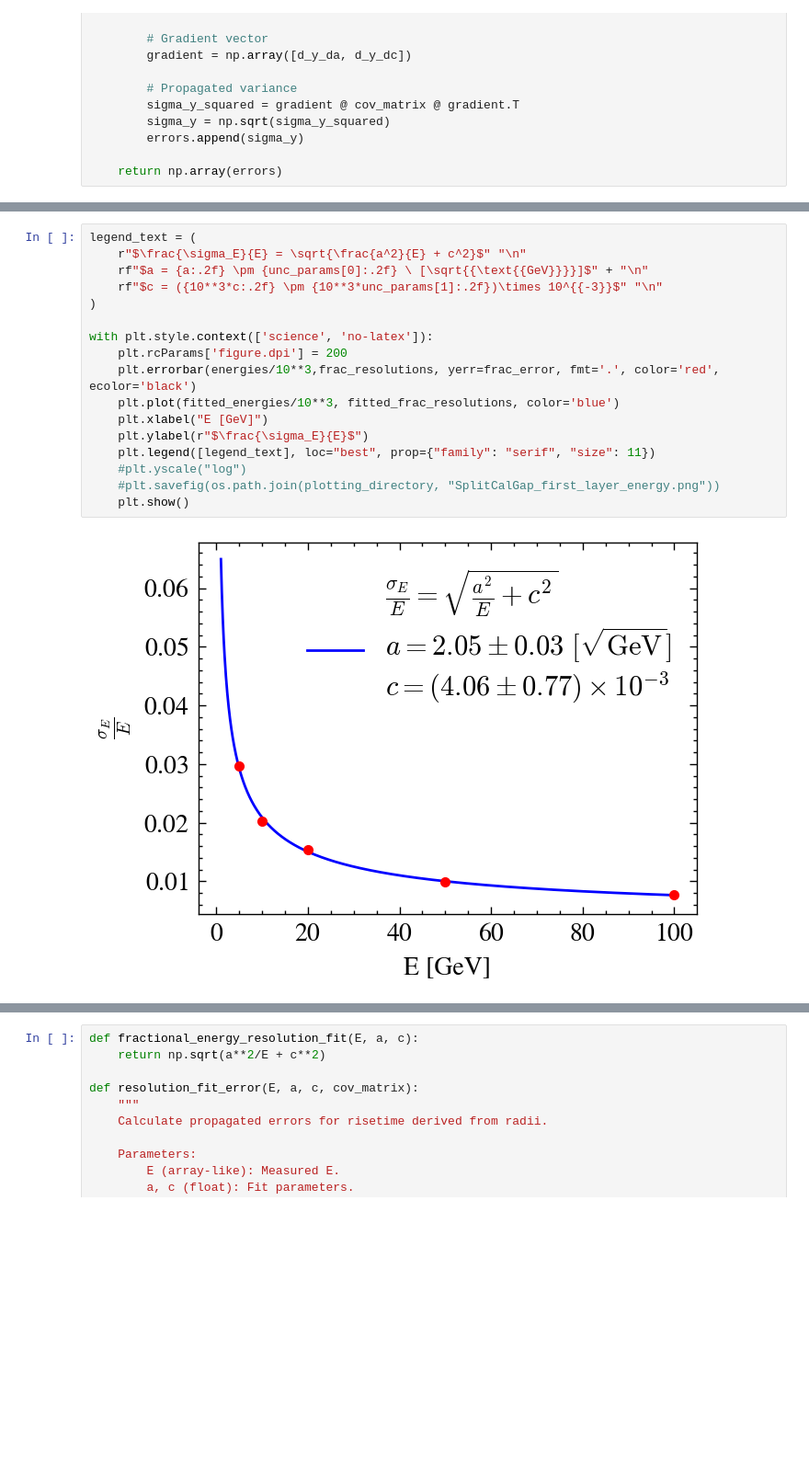
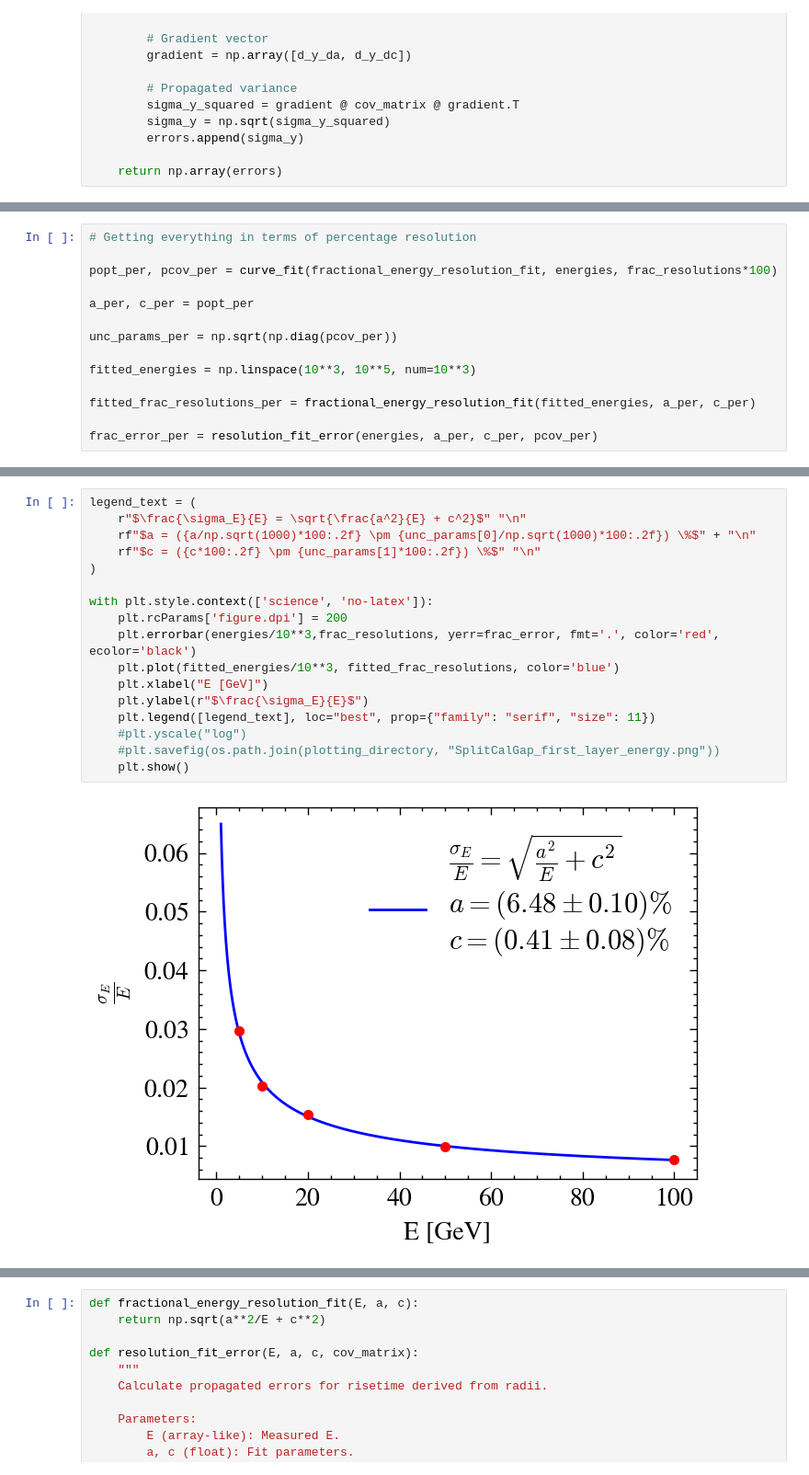
Before and after one commit to ElliottPWright/ECAL_Simulation_Analysis, a Jupyter notebook: Python/GeoModelSplitCal_Extraction.ipynb, the cells around one changed output, grey strips where cells are left out. Shown at 92% size. Cells and saved outputs as stored; diff of their text form; blank space fills up the shorter version.

```diff
--- a/Python/GeoModelSplitCal_Extraction.ipynb
+++ b/Python/GeoModelSplitCal_Extraction.ipynb
@@ -506,0 +509,14 @@ frac_error = resolution_fit_error(energies, a, c, pcov)
+# %%
+# Getting everything in terms of percentage resolution
+
+popt_per, pcov_per = curve_fit(fractional_energy_resolution_fit, energies, frac_resolutions*100)
+
+a_per, c_per = popt_per
+
+unc_params_per = np.sqrt(np.diag(pcov_per))
+
+fitted_energies = np.linspace(10**3, 10**5, num=10**3)
+
+fitted_frac_resolutions_per = fractional_energy_resolution_fit(fitted_energies, a_per, c_per)
+
+frac_error_per = resolution_fit_error(energies, a_per, c_per, pcov_per)
@@ -507,22 +531,22 @@ frac_error = resolution_fit_error(energies, a, c, pcov)
 # %%
 legend_text = (
     r"$\frac{\sigma_E}{E} = \sqrt{\frac{a^2}{E} + c^2}$" "\n"
-    rf"$a = {a:.2f} \pm {unc_params[0]:.2f} \ [\sqrt{{\text{{GeV}}}}]$" + "\n"
-    rf"$c = ({10**3*c:.2f} \pm {10**3*unc_params[1]:.2f})\times 10^{{-3}}$" "\n"
+    rf"$a = ({a/np.sqrt(1000)*100:.2f} \pm {unc_params[0]/np.sqrt(1000)*100:.2f}) \%$" + "\n"
+    rf"$c = ({c*100:.2f} \pm {unc_params[1]*100:.2f}) \%$" "\n"
 )
 
 with plt.style.context(['science', 'no-latex']):
     plt.rcParams['figure.dpi'] = 200
     plt.errorbar(energies/10**3,frac_resolutions, yerr=frac_error, fmt='.', color='red', ecolor='black')
     plt.plot(fitted_energies/10**3, fitted_frac_resolutions, color='blue')
     plt.xlabel("E [GeV]")
     plt.ylabel(r"$\frac{\sigma_E}{E}$")
     plt.legend([legend_text], loc="best", prop={"family": "serif", "size": 11})
     #plt.yscale("log")
     #plt.savefig(os.path.join(plotting_directory, "SplitCalGap_first_layer_energy.png"))
     plt.show()
 # %% [output]
-[figure, old version]
+[figure, new version]
 # %%
 plt.rcParams.update({
     "figure.facecolor": "white",
```
Also changed, not shown: parts of 5 cells of this notebook, 8 other files.
